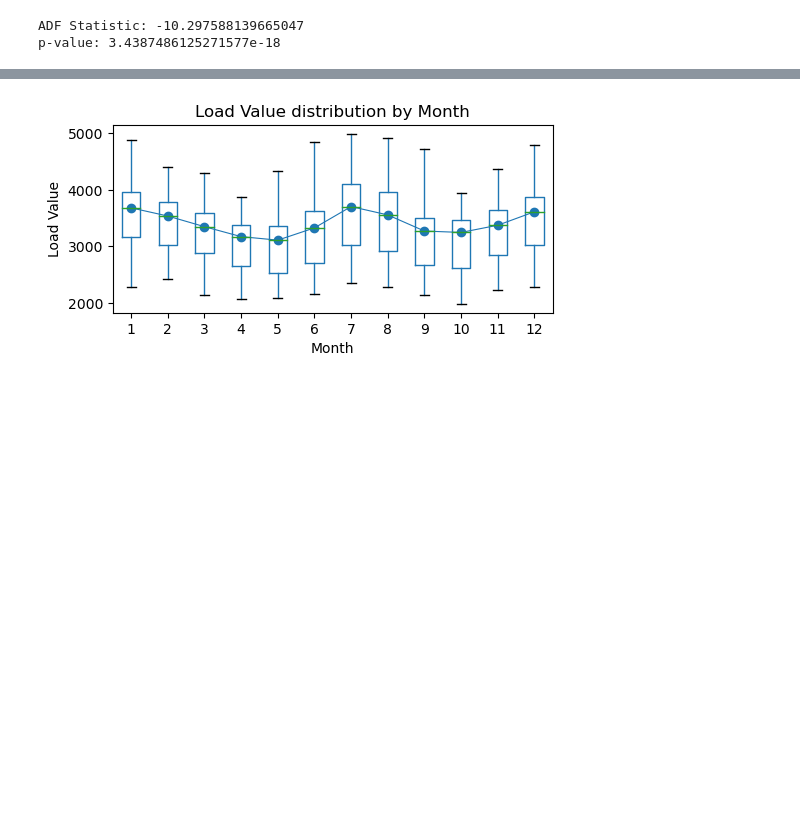
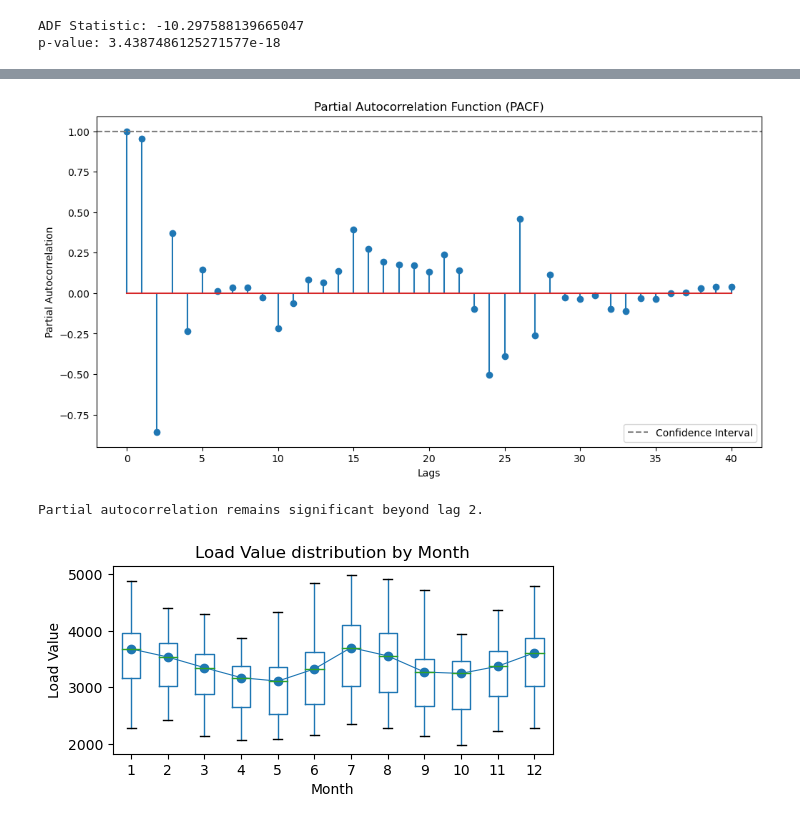
Before and after one commit to valerio1221/Minnd, a Jupyter notebook: t2.ipynb, the cells around one changed output, grey strips where cells are left out. Saved outputs shown, nothing was run; the diff lists cells and outputs as text; code cells hidden in the pictures; blank space fills up the shorter version.

```diff
--- a/t2.ipynb
+++ b/t2.ipynb
@@ -389,3 +388,33 @@ Autocorrelation remains significant beyond lag 2.
+# %%
+# Calculate partial autocorrelation and confidence intervals
+pacf_result, conf_int = sm.tsa.pacf(df['Load Value'], nlags=40, alpha=0.05)
+
+# Plot partial autocorrelation
+plt.figure(figsize=(12, 6))
+plt.stem(pacf_result, use_line_collection=True)
+plt.axhline(conf_int[0, 0], linestyle='--', color='gray', label='Confidence Interval')
+plt.axhline(conf_int[0, 1], linestyle='--', color='gray')
+plt.title('Partial Autocorrelation Function (PACF)')
+plt.xlabel('Lags')
+plt.ylabel('Partial Autocorrelation')
+plt.legend()
+plt.show()
+# We have a partial autocorrelation
+
+# Check if partial autocorrelation becomes non-significant after lag p
+p = 2
+significant_pacf = (pacf_result[:p] > conf_int[:p, 0]) & (pacf_result[:p] < conf_int[:p, 1])
+abrupt_non_significant_pacf = all(~significant_pacf)
+
+if abrupt_non_significant_pacf:
+    print(f"Partial autocorrelation becomes non-significant after lag {p}.")
+else:
+    print(f"Partial autocorrelation remains significant beyond lag {p}.")
+
+# The coeficients are significants after p = 2
+# %% [output]
+[figure, added]
+Partial autocorrelation remains significant beyond lag 2.
 # %%
 # Interactive plot of time series
 fig = go.Figure()
```
Also changed, not shown: parts of 7 cells of this notebook.
